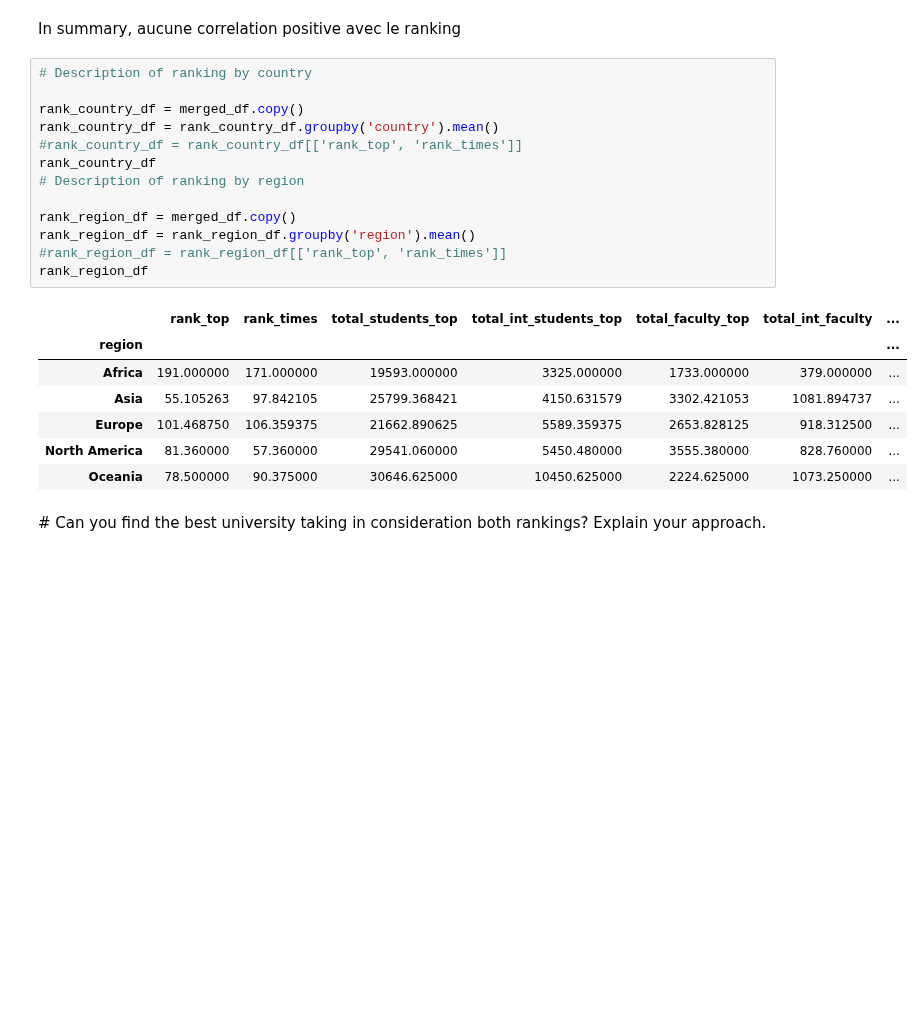
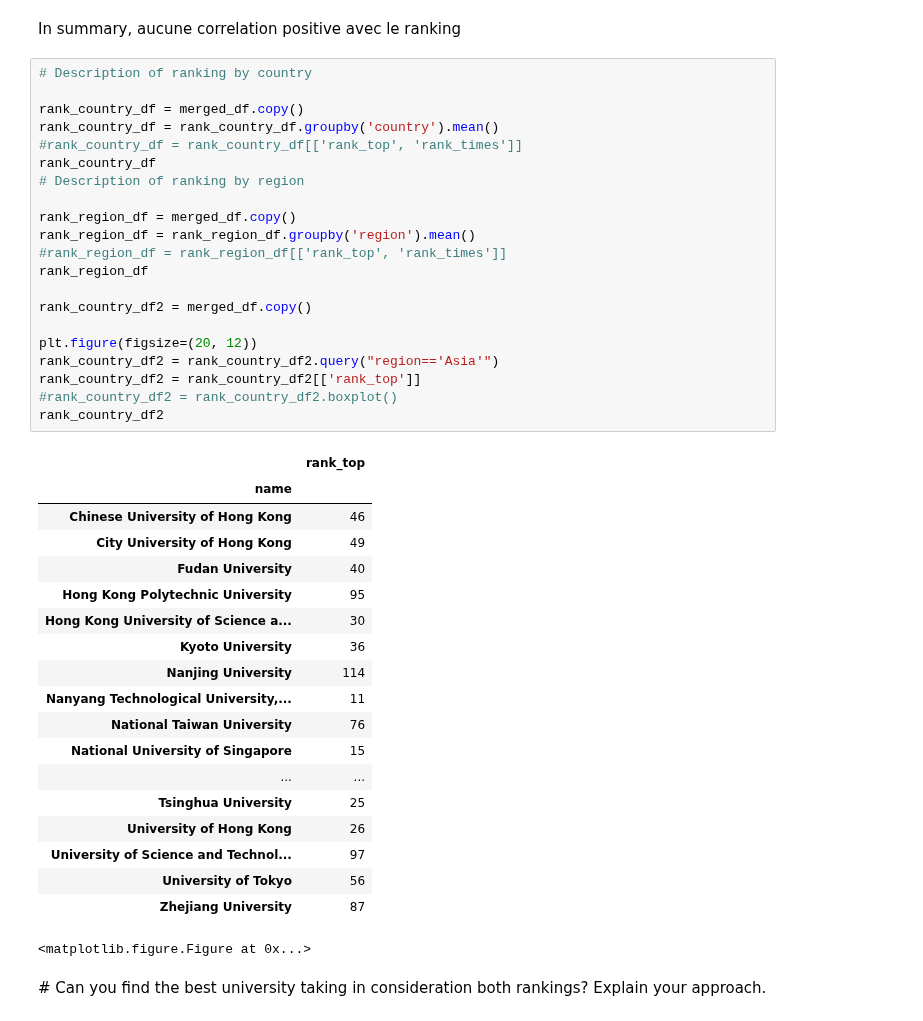
Before and after one commit to mosimann/ADA, a Jupyter notebook: Homework 2.ipynb, the cells around one changed output. Cells and saved outputs as stored; diff of their text form; blank space fills up the shorter version.

```diff
--- a/Homework 2.ipynb
+++ b/Homework 2.ipynb
@@ -480,23 +481,43 @@ In summary, aucune correlation positive avec le ranking
 # %%
 # Description of ranking by country
 
 rank_country_df = merged_df.copy()
 rank_country_df = rank_country_df.groupby('country').mean()
 #rank_country_df = rank_country_df[['rank_top', 'rank_times']]
 rank_country_df
 # Description of ranking by region
 
 rank_region_df = merged_df.copy()
 rank_region_df = rank_region_df.groupby('region').mean()
 #rank_region_df = rank_region_df[['rank_top', 'rank_times']]
 rank_region_df
+
+rank_country_df2 = merged_df.copy()
+
+plt.figure(figsize=(20, 12))
+rank_country_df2 = rank_country_df2.query("region=='Asia'")
+rank_country_df2 = rank_country_df2[['rank_top']]
+#rank_country_df2 = rank_country_df2.boxplot()
+rank_country_df2
 # %% [output]
-|  | rank_top | rank_times | total_students_top | total_int_students_top | total_faculty_top | total_int_faculty | ... |
-| region |  |  |  |  |  |  | ... |
-| Africa | 191.000000 | 171.000000 | 19593.000000 | 3325.000000 | 1733.000000 | 379.000000 | ... |
-| Asia | 55.105263 | 97.842105 | 25799.368421 | 4150.631579 | 3302.421053 | 1081.894737 | ... |
-| Europe | 101.468750 | 106.359375 | 21662.890625 | 5589.359375 | 2653.828125 | 918.312500 | ... |
-| North America | 81.360000 | 57.360000 | 29541.060000 | 5450.480000 | 3555.380000 | 828.760000 | ... |
-| Oceania | 78.500000 | 90.375000 | 30646.625000 | 10450.625000 | 2224.625000 | 1073.250000 | ... |
+|  | rank_top |
+| name |  |
+| Chinese University of Hong Kong | 46 |
+| City University of Hong Kong | 49 |
+| Fudan University | 40 |
+| Hong Kong Polytechnic University | 95 |
+| Hong Kong University of Science a... | 30 |
+| Kyoto University | 36 |
+| Nanjing University | 114 |
+| Nanyang Technological University,... | 11 |
+| National Taiwan University | 76 |
+| National University of Singapore | 15 |
+| ... | ... |
+| Tsinghua University | 25 |
+| University of Hong Kong | 26 |
+| University of Science and Technol... | 97 |
+| University of Tokyo | 56 |
+| Zhejiang University | 87 |
+<matplotlib.figure.Figure at 0x...>
 # %% [markdown]
 # Can you find the best university taking in consideration both rankings? Explain your approach.
```
Also changed, not shown: parts of 2 cells of this notebook.
